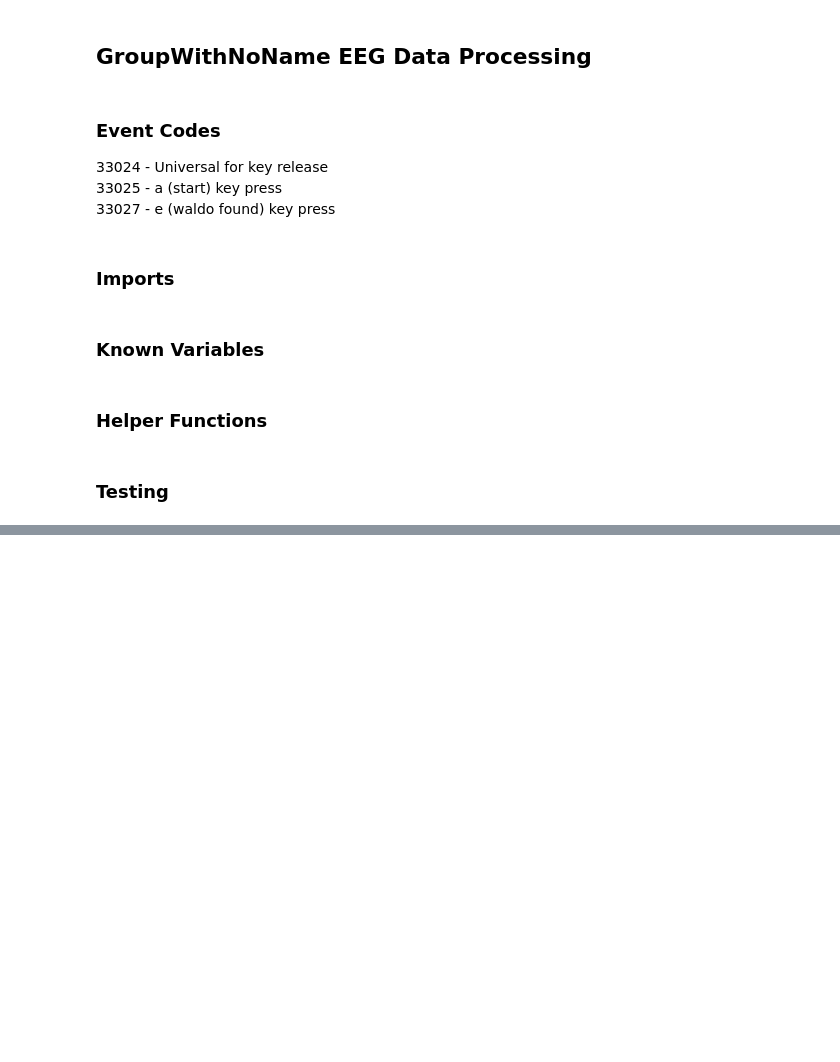
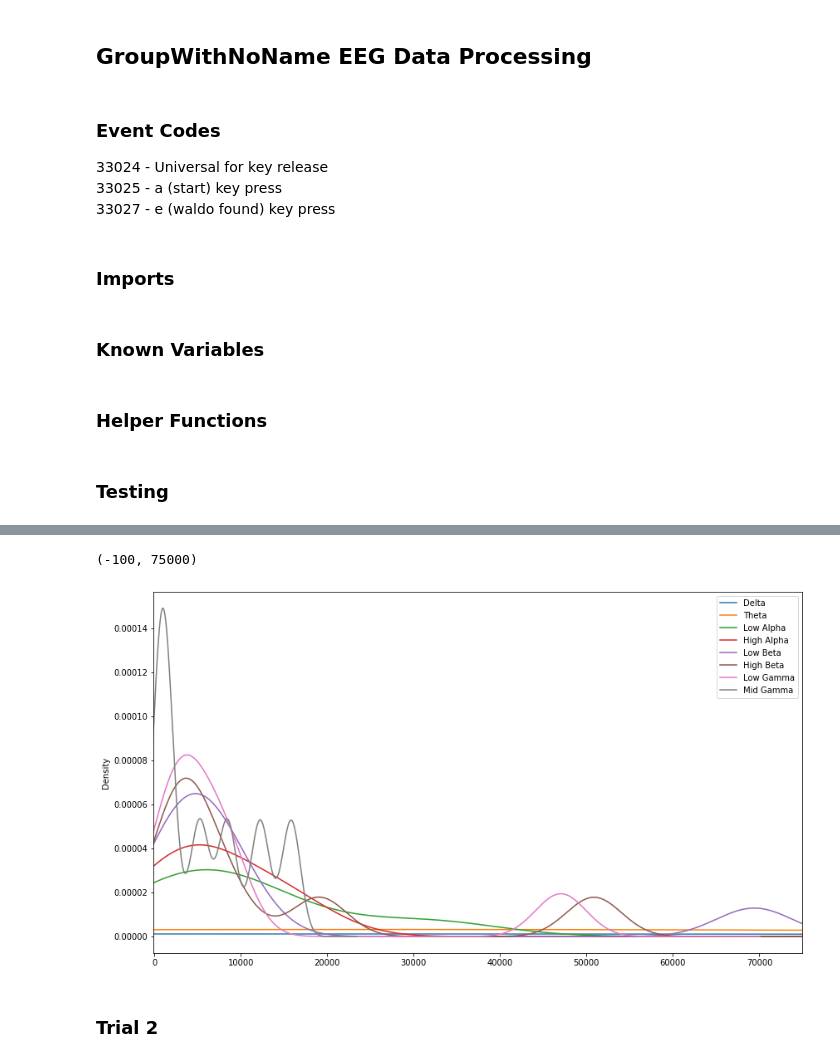
Before and after one commit to c1rowe/cogs189final, a Jupyter notebook: DataEpoching.ipynb, the cells around one changed output, grey strips where cells are left out. Cells and saved outputs as stored; diff of their text form; code cells hidden in the pictures; blank space fills up the shorter version.

```diff
--- a/DataEpoching.ipynb
+++ b/DataEpoching.ipynb
@@ -182,0 +219,8 @@ array([0., 0., 0., 0., 0., 0., 0., 0., 0., 0., 0., 0., 0., 0., 0., 0., 0.,
+# %%
+get_brainwaves(found_stage_1).plot.kde(figsize=(14,8))
+plt.xlim(-100, 75000)
+# %% [output]
+(-100, 75000)
+[figure, added]
+# %% [markdown]
+### Trial 2
```
Also changed, not shown: parts of 27 cells of this notebook.
